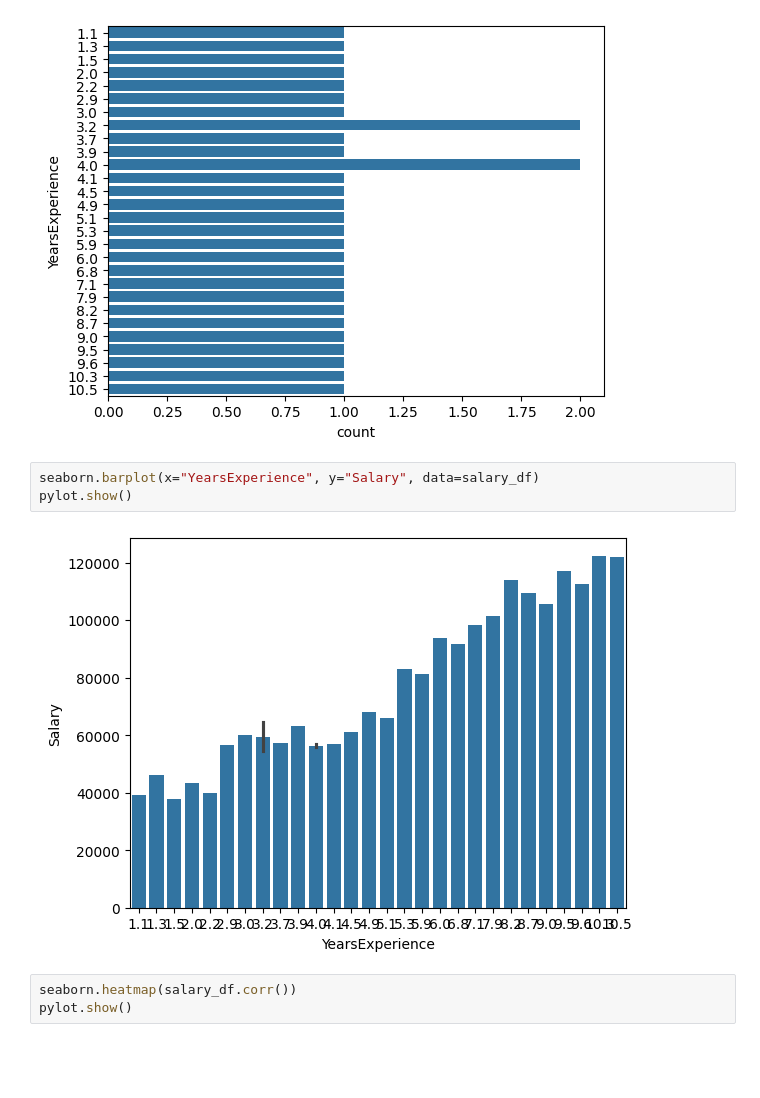
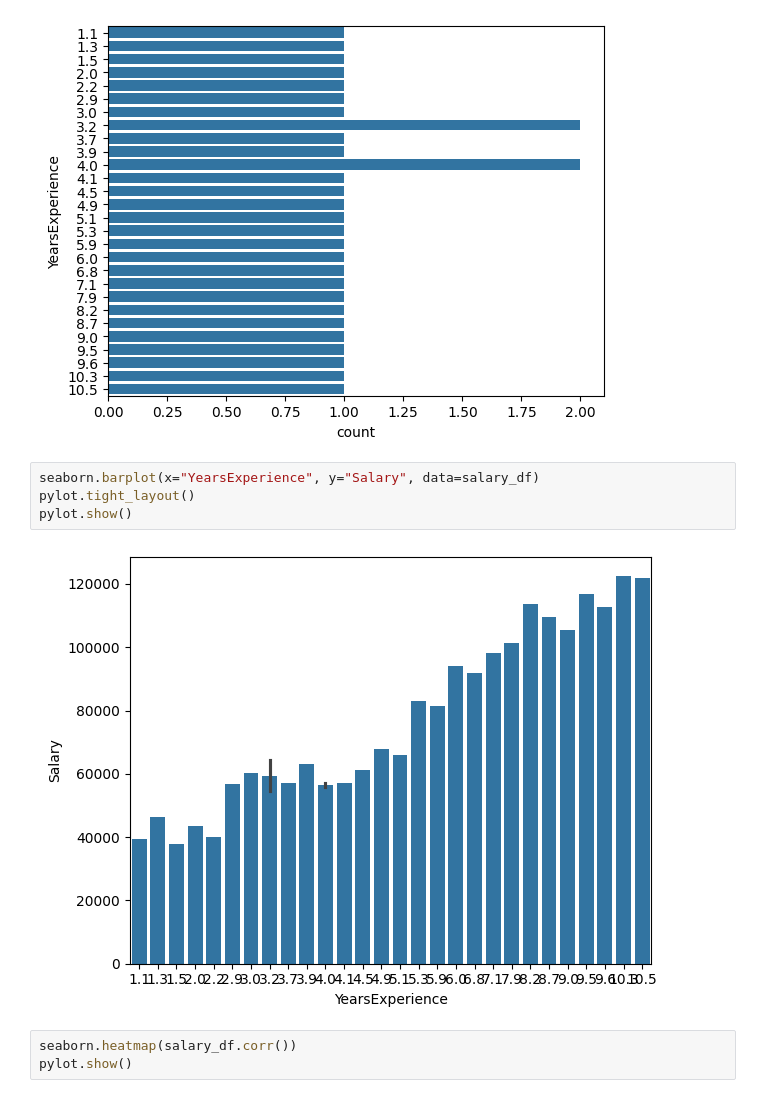
Before and after one commit to fyyqq/scikit-learn, a Jupyter notebook: algorithm/linear_regression.ipynb, the cells around one changed output. Drawn from its saved outputs; the diff is of its cells as text; blank space fills up the shorter version.

```diff
--- a/algorithm/linear_regression.ipynb
+++ b/algorithm/linear_regression.ipynb
@@ -29,9 +29,10 @@ pylot.show()
 [figure]
 # %%
 seaborn.barplot(x="YearsExperience", y="Salary", data=salary_df)
+pylot.tight_layout()
 pylot.show()
 # %% [output]
-[figure, old version]
+[figure, new version]
 # %%
 seaborn.heatmap(salary_df.corr())
 pylot.show()
```
Also changed, not shown: 13 other files.
